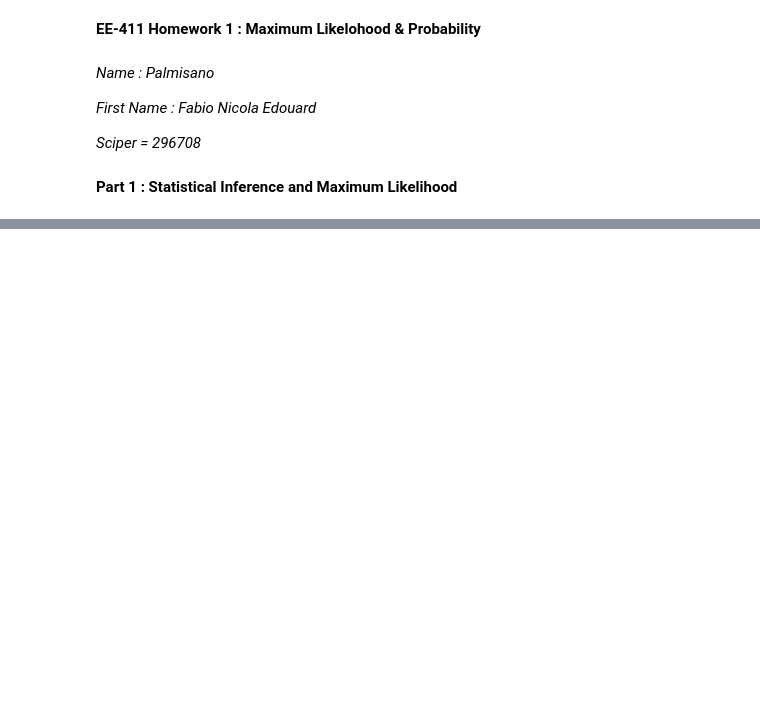
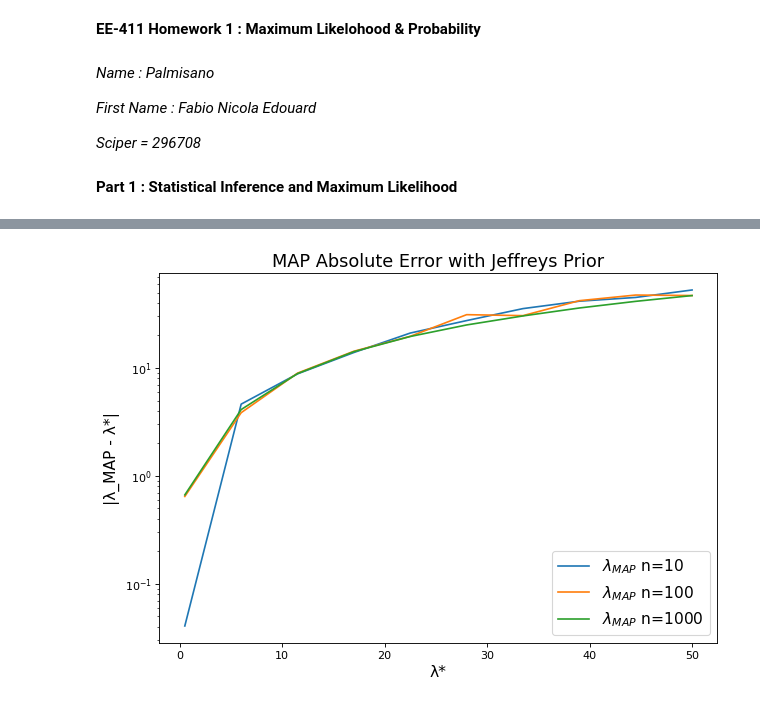
Before and after one commit to fpalmisa/FundamentalLearningEPFL, a Jupyter notebook: Homework 1/Homework1.ipynb, the cells around one changed output, grey strips where cells are left out. Saved outputs shown, nothing was run; the diff lists cells and outputs as text; code cells hidden in the pictures; blank space fills up the shorter version.

```diff
--- a/Homework 1/Homework1.ipynb
+++ b/Homework 1/Homework1.ipynb
@@ -60,0 +273,51 @@ And now we want to show $\mathbb{var}[X] = \lambda^{2} {\partial \lambda} \mathb
+# %%
+def neg_log_posterior(lambda_val, data):# Define the negative log-posterior as the objective function with the Jeffreys prior
+
+    # Calculate the Fisher information (variance)
+    fisher_info = var_X / lambda_val**4
+
+    # Calculate the negative log-posterior
+    neg_log_posterior = -loglikelihood(data, lambda_val) - 0.5 * np.log(fisher_info)
+
+    return neg_log_posterior
+
+all_MAP_estimates = []
+all_MAP_absolute_errors = []
+
+N = [10, 100, 1000]
+lambda_star_values = np.linspace(0.5, 50, 10)
+
+for n in N:
+    MAP_estimates = []
+    MAP_absolute_errors = []
+    for i in lambda_star_values:
+        samples = generate_random_expo(n, i)
+
+        # Calculate the Fisher information (variance)
+        var_X = np.var(samples)
+
+        # Maximize the log-posterior with the Jeffreys prior
+        result = minimize(neg_log_posterior, x0=i, args=(samples), method='Nelder-Mead')
+        MAP_lambda = result.x[0]
+
+        # Calculate the absolute error
+        absolute_error = abs(MAP_lambda - i)
+
+        MAP_estimates.append(MAP_lambda)
+        MAP_absolute_errors.append(absolute_error)
+
+    all_MAP_estimates.append(MAP_estimates)
+    all_MAP_absolute_errors.append(MAP_absolute_errors)
+
+# Plot the MAP absolute error
+fig = plt.figure(figsize=(9, 6), dpi=80)
+plt.title('MAP Absolute Error with Jeffreys Prior', fontsize=16)
+plt.xlabel('λ*', fontsize=14)
+plt.ylabel('|λ_MAP - λ*|', fontsize=14)
+for i, n in enumerate(N):
+    plt.plot(lambda_star_values, all_MAP_absolute_errors[i], label="$λ_{MAP}$ n=" + str(n))
+plt.legend(fontsize=14)
+plt.yscale('log')
+plt.show()
+# %% [output]
+[figure, added]
```
Also changed, not shown: parts of 14 cells of this notebook.
